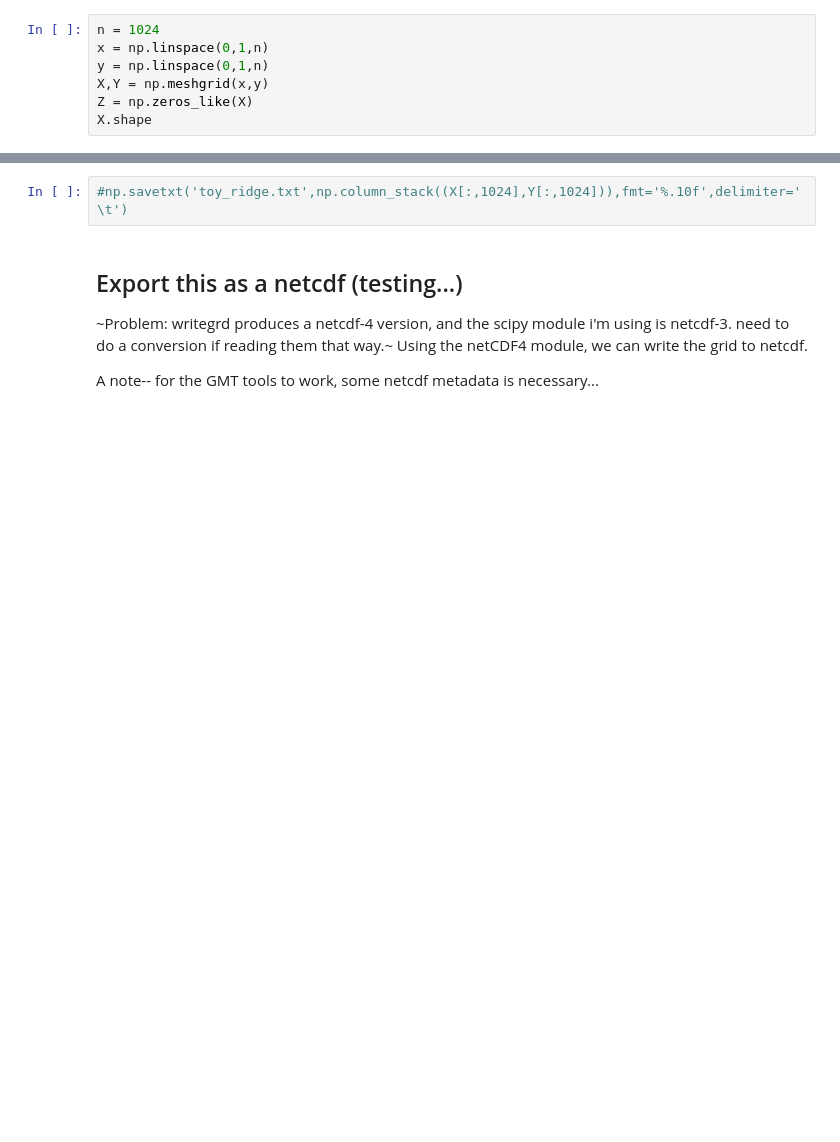
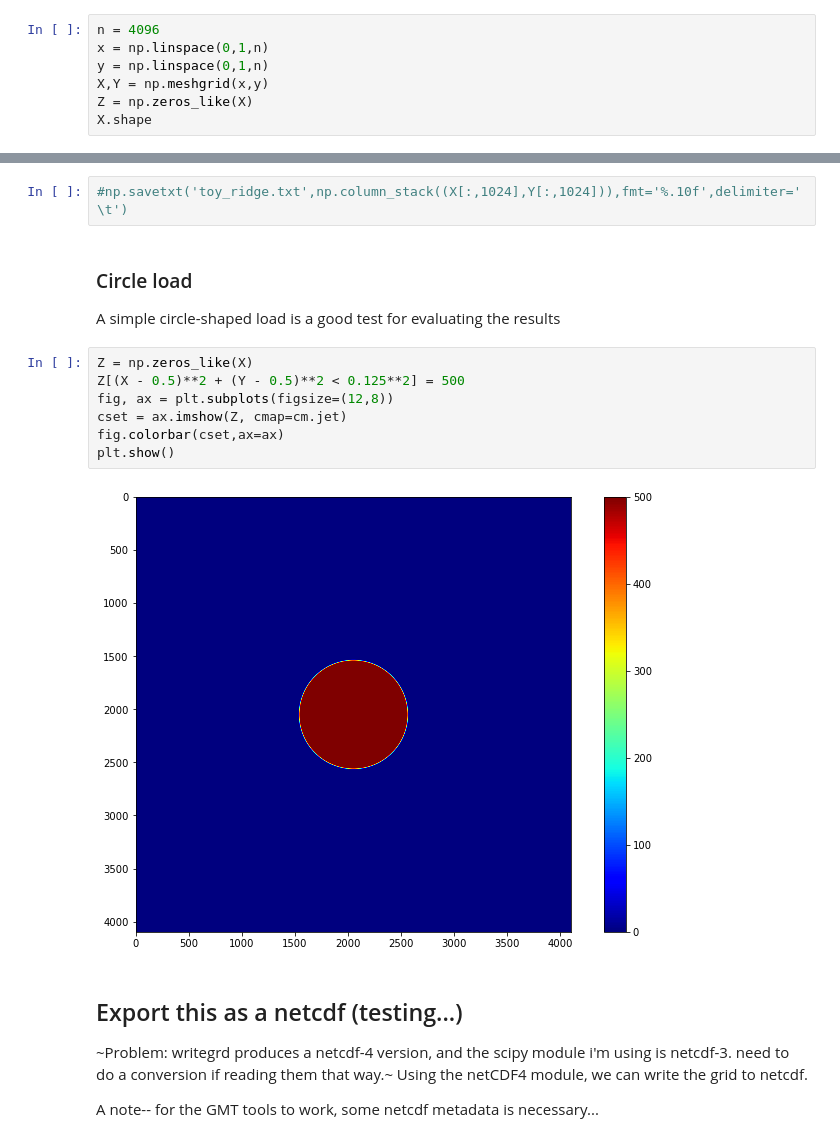
Before and after one commit to hughaharper/seesaw-propagators, a Jupyter notebook: projects/08_stress/toy-model.ipynb, the cells around one changed output, grey strips where cells are left out. Cells and saved outputs as stored; diff of their text form; blank space fills up the shorter version.

```diff
--- a/projects/08_stress/toy-model.ipynb
+++ b/projects/08_stress/toy-model.ipynb
@@ -15,5 +14,5 @@ I'm modeling this ridge topography after the simplified Galapagos ridge topograp
 # %%
-n = 1024
+n = 4096
 x = np.linspace(0,1,n)
 y = np.linspace(0,1,n)
 X,Y = np.meshgrid(x,y)
@@ -53,6 +55,18 @@ Another note-- pyplot imshow() shows the flipped grid relative to what we'll see
 We'll also want to grab the "lon/lat" coords along the ridge so we can sample the stress grids (cell below).
 # %%
 #np.savetxt('toy_ridge.txt',np.column_stack((X[:,1024],Y[:,1024])),fmt='%.10f',delimiter='\t')
+# %% [markdown]
+### Circle load
+A simple circle-shaped load is a good test for evaluating the results
+# %%
+Z = np.zeros_like(X)
+Z[(X - 0.5)**2 + (Y - 0.5)**2 < 0.125**2] = 500
+fig, ax = plt.subplots(figsize=(12,8))
+cset = ax.imshow(Z, cmap=cm.jet)
+fig.colorbar(cset,ax=ax)
+plt.show()
+# %% [output]
+[figure, added]
 # %% [markdown]
 ## Export this as a netcdf (testing...)
 ~Problem: writegrd produces a netcdf-4 version, and the scipy module i'm using is netcdf-3. need to do a conversion if reading them that way.~
```
Also changed, not shown: parts of 15 cells of this notebook.
